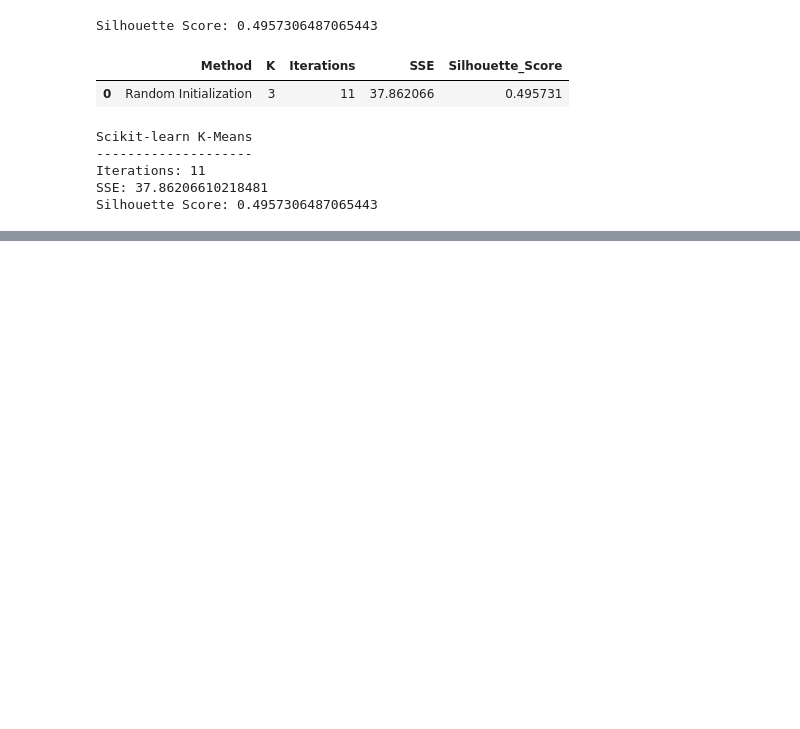
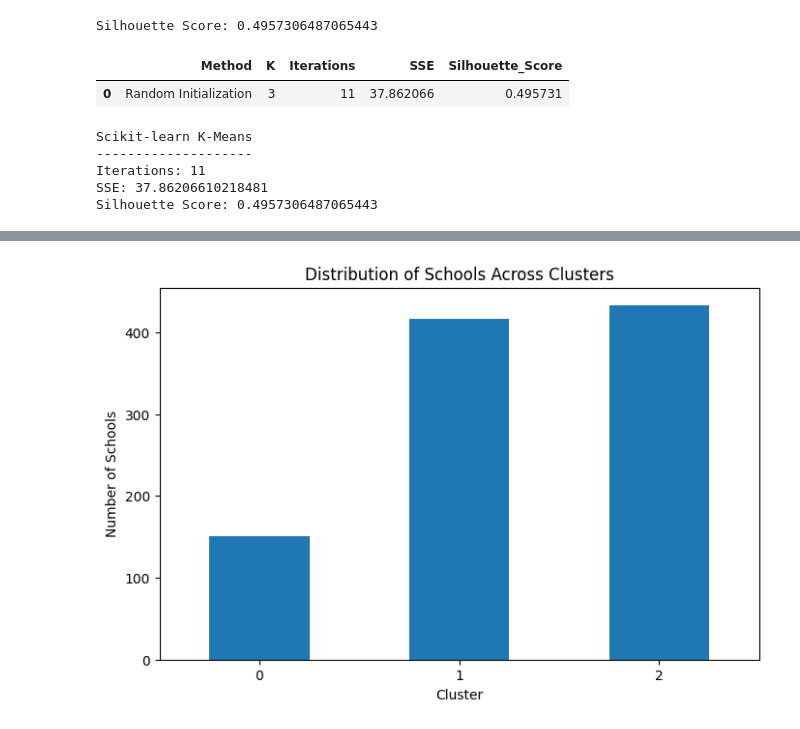
Before and after one commit to Aswini-Dileep/AI-ML-Project, a Jupyter notebook: AI_project.ipynb, the cells around one changed output, grey strips where cells are left out. Cells and saved outputs as stored; diff of their text form; code cells hidden in the pictures; blank space fills up the shorter version.

```diff
--- a/AI_project.ipynb
+++ b/AI_project.ipynb
@@ -406,0 +1010,7 @@ Silhouette Score: 0.4957306487065443
+# %%
+
+# Cell 38: Add cluster labels to dataset
+
+df["Cluster"] = labels
+
+print(df[["School_ID", "Students", "Teachers", "Study_Groups", "Subjects", "Cluster"]].head(10))
@@ -406,0 +1029,8 @@ Silhouette Score: 0.4957306487065443
+# %%
+
+# Cell 39: Count observations in each cluster
+
+cluster_counts = df["Cluster"].value_counts().sort_index()
+
+print("Number of schools in each cluster:")
+print(cluster_counts)
@@ -406,0 +1065,18 @@ Silhouette Score: 0.4957306487065443
+# %%
+
+# Cell 41: Visualise cluster distribution
+
+plt.figure(figsize=(8, 5))
+
+cluster_counts.plot(
+    kind="bar"
+)
+
+plt.xlabel("Cluster")
+plt.ylabel("Number of Schools")
+plt.title("Distribution of Schools Across Clusters")
+plt.xticks(rotation=0)
+
+plt.show()
+# %% [output]
+[figure, added]
```
Also changed, not shown: parts of 31 cells of this notebook.
